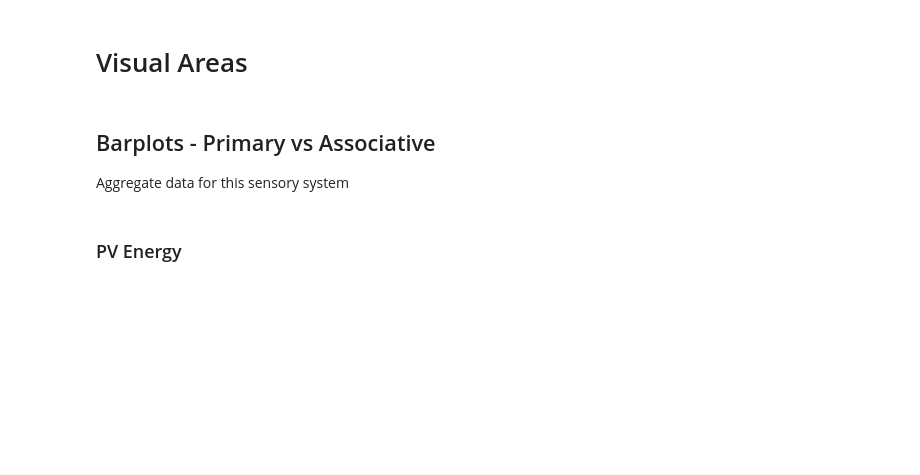
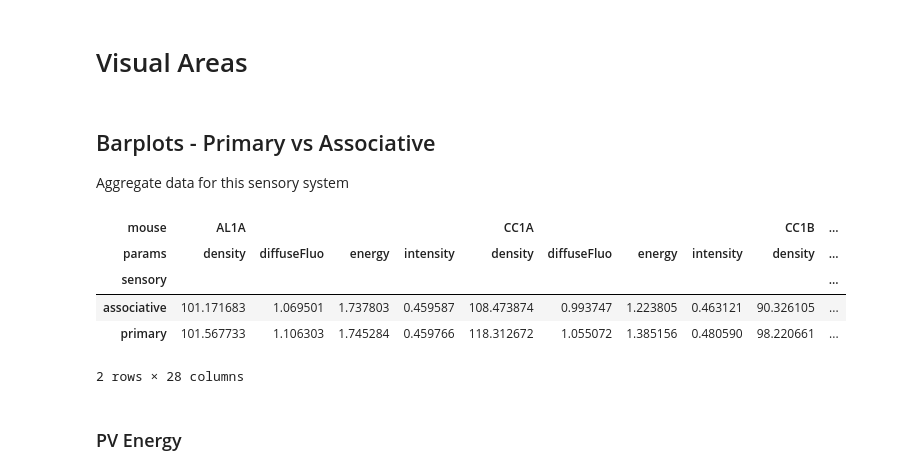
Before and after one commit to LeonardoLupori/wholeBrain_PNN_analysis, a Jupyter notebook: figure_S06/figure_S06_primarySecondaryPV.ipynb, the cells around one changed output. Drawn from its saved outputs; the diff is of its cells as text; code cells hidden in the pictures; blank space fills up the shorter version.

```diff
--- a/figure_S06/figure_S06_primarySecondaryPV.ipynb
+++ b/figure_S06/figure_S06_primarySecondaryPV.ipynb
@@ -39,13 +51,17 @@ Aggregate data for this sensory system
 # %%
 sensory_df = DFM.regionsDf_to_sensorySystem(df,
     sensorySystem='visual',     # Which sensory system to analyze
     normalize=True,             # Normalize on the brain total values
     mergeLayers=True)           # Collapse all cortical layers
 
-# Select only control animals
-sensory_df = sensory_df.xs('CTR', axis=1, level='treat')
-
 sensory_df.head()
+# %% [output]
+| mouse | AL1A |  |  |  | CC1A |  |  |  | CC1B | ... |
+| params | density | diffuseFluo | energy | intensity | density | diffuseFluo | energy | intensity | density | ... |
+| sensory |  |  |  |  |  |  |  |  |  | ... |
+| associative | 101.171683 | 1.069501 | 1.737803 | 0.459587 | 108.473874 | 0.993747 | 1.223805 | 0.463121 | 90.326105 | ... |
+| primary | 101.567733 | 1.106303 | 1.745284 | 0.459766 | 118.312672 | 1.055072 | 1.385156 | 0.480590 | 98.220661 | ... |
+2 rows × 28 columns
 # %% [markdown]
 ### PV Energy
 # %%
```
Also changed, not shown: parts of 8 cells of this notebook.
